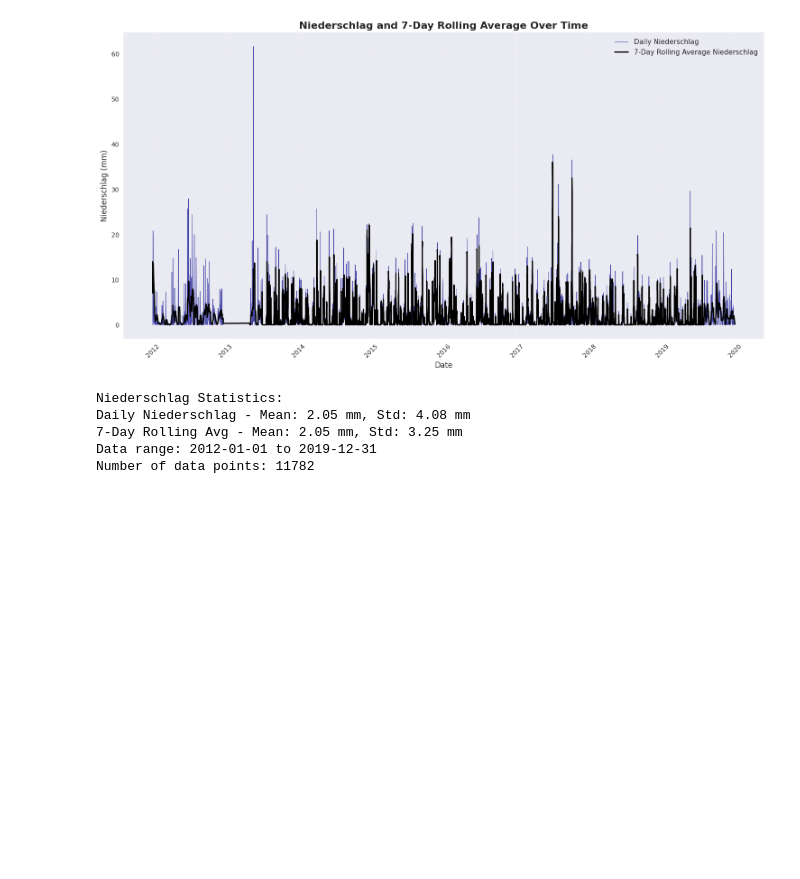
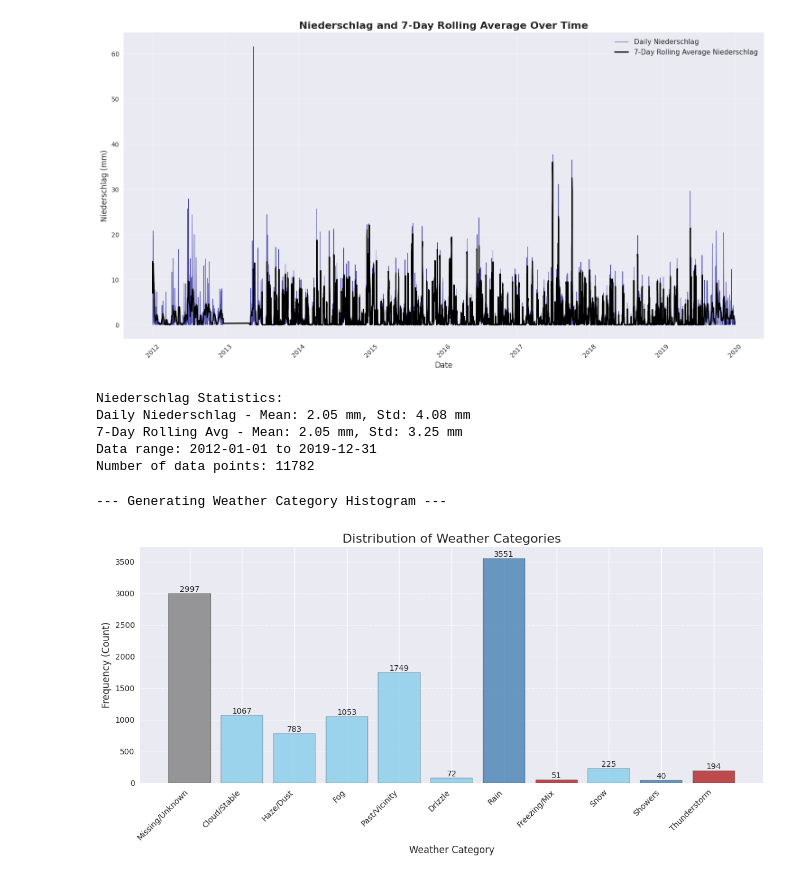
Before and after one commit to DavidStrif/team3_goodweather, a Jupyter notebook: 1_DatasetCharacteristics/notebooks/feature_visualisation.ipynb, the cells around one changed output. Cells and saved outputs as stored; diff of their text form; code cells hidden in the pictures; blank space fills up the shorter version.

Commit message:
visualisation of weather categories

```diff
--- a/1_DatasetCharacteristics/notebooks/feature_visualisation.ipynb
+++ b/1_DatasetCharacteristics/notebooks/feature_visualisation.ipynb
@@ -97,3 +97,74 @@ Daily Niederschlag - Mean: 2.05 mm, Std: 4.08 mm
 7-Day Rolling Avg - Mean: 2.05 mm, Std: 3.25 mm
 Data range: 2012-01-01 to 2019-12-31
 Number of data points: 11782
+# %%
+import calendar
+print("--- Generating Weather Category Histogram ---")
+
+# 1. Define the Categories and their Names (for the X-axis labels)
+categories = [
+    (-1, "Missing/Unknown"),
+    (1, "Cloud/Stable"),
+    (2, "Haze/Dust"),
+    (3, "Fog"),
+    (4, "Past/Vicinity"),
+    (5, "Drizzle"),
+    (6, "Rain"),
+    (7, "Freezing/Mix"),
+    (8, "Snow"),
+    (9, "Showers"),
+    (10, "Thunderstorm")
+]
+
+# 2. Calculate the counts by summing the One-Hot columns
+# We loop through our list and sum the corresponding column in the dataframe
+counts = []
+labels = []
+colors = []
+
+for cat_id, cat_name in categories:
+    col_name = f"W_Cat_{cat_id}"
+
+    # Check if column exists (just in case)
+    if col_name in df.columns:
+        count = df[col_name].sum()
+        counts.append(count)
+        labels.append(cat_name)
+
+        # Color logic: Gray for missing, Blue for standard, Red for severe
+        if cat_id == -1: colors.append('gray')
+        elif cat_id in [7, 10]: colors.append('firebrick') # Severe
+        elif cat_id in [6, 9]: colors.append('steelblue')  # Rain/Showers
+        else: colors.append('skyblue')
+    else:
+        # If column is missing, count is 0
+        counts.append(0)
+        labels.append(cat_name)
+        colors.append('lightgray')
+
+# 3. Create the Plot
+plt.figure(figsize=(12, 6))
+
+# Create bar chart
+bars = plt.bar(labels, counts, color=colors, edgecolor='black', alpha=0.8)
+
+# 4. Styling
+plt.title('Distribution of Weather Categories', fontsize=16)
+plt.xlabel('Weather Category', fontsize=12)
+plt.ylabel('Frequency (Count)', fontsize=12)
+plt.xticks(rotation=45, ha='right') # Rotate labels so they don't overlap
+plt.grid(axis='y', linestyle='--', alpha=0.7)
+
+# 5. Add value labels on top of bars
+for bar in bars:
+    height = bar.get_height()
+    if height > 0:
+        plt.text(bar.get_x() + bar.get_width()/2., height,
+                 f'{int(height)}',
+                 ha='center', va='bottom', fontsize=10)
+
+plt.tight_layout() # Fix layout so labels aren't cut off
+plt.show()
+# %% [output]
+--- Generating Weather Category Histogram ---
+[figure, added]
```
Also changed, not shown: parts of 1 cell of this notebook.
